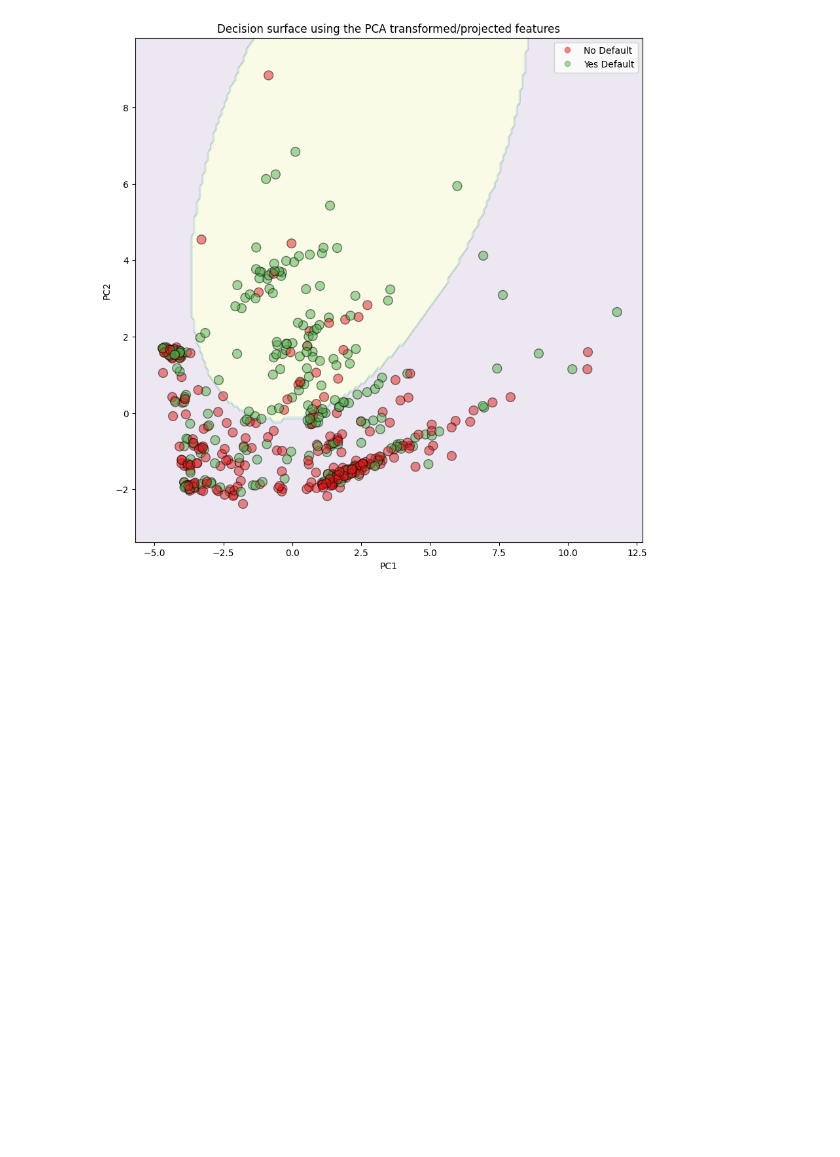
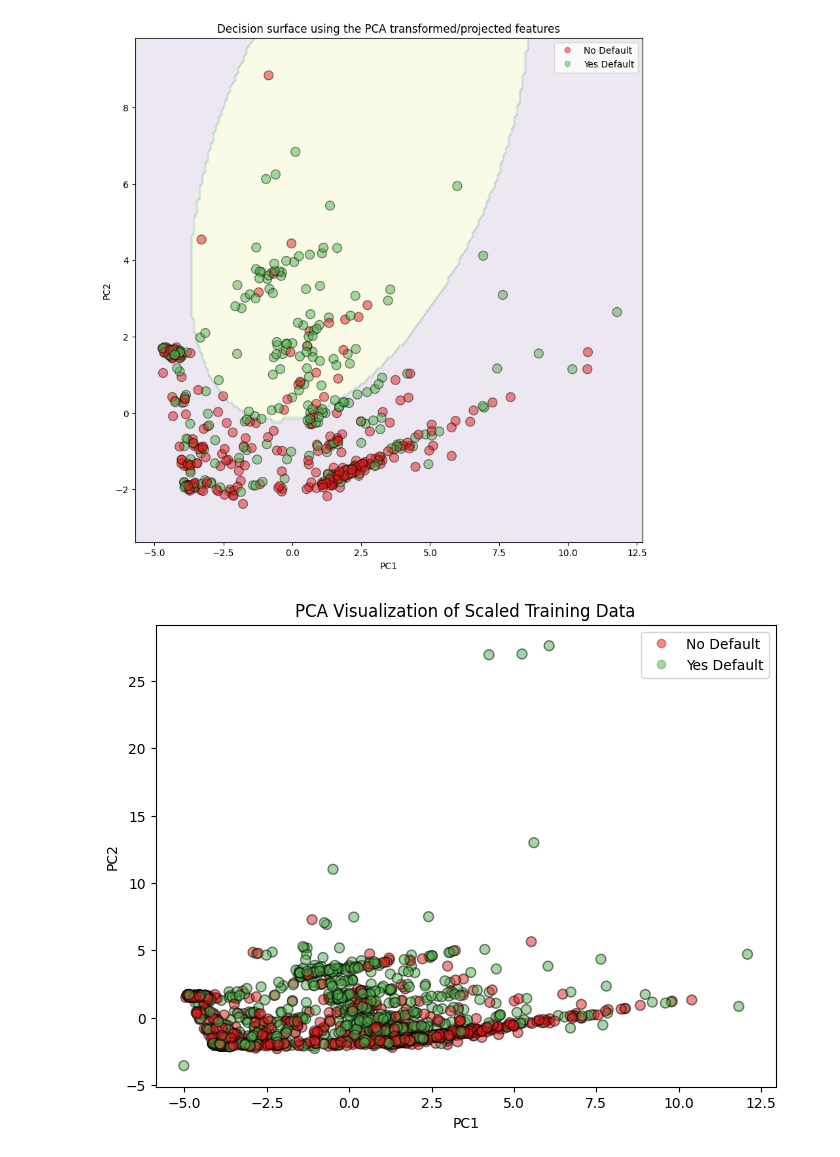
Before and after one commit to dvirhersh/python_ml, a Jupyter notebook: svm/svm_statquest.ipynb, the cells around one changed output. Saved outputs shown, nothing was run; the diff lists cells and outputs as text; code cells hidden in the pictures; blank space fills up the shorter version.

```diff
--- a/svm/svm_statquest.ipynb
+++ b/svm/svm_statquest.ipynb
@@ -377,3 +377,41 @@ ax.set_title('Decision surface using the PCA transformed/projected features')
 plt.show()
 # %% [output]
 [figure]
+# %%
+# 1. Instantiate PCA and fit_transform the scaled training data
+pca = PCA(n_components=2)
+X_train_pc = pca.fit_transform(X_train_scaled)
+
+# 2. Extract the x (PC1) and y (PC2) coordinates
+pc1_coords = X_train_pc[:, 0]
+pc2_coords = X_train_pc[:, 1]
+
+# 3. Set up the matplotlib plot
+fig, ax = plt.subplots(figsize=(8, 6))
+
+# 4. Draw the scatter plot using y_train for the colors
+cmap = colors.ListedColormap(['#e41a1c', '#4daf4a']) # Red for No Default, Green for Default
+scatter = ax.scatter(
+    pc1_coords,
+    pc2_coords,
+    c=y_train,
+    cmap=cmap,
+    s=50,
+    edgecolors='k',
+    alpha=0.5
+)
+
+# 5. Add a legend, labels, and title
+legend = ax.legend(
+    scatter.legend_elements()[0],
+    ["No Default", "Yes Default"],
+    loc="upper right"
+)
+
+ax.set_xlabel('PC1')
+ax.set_ylabel('PC2')
+ax.set_title('PCA Visualization of Scaled Training Data')
+
+plt.show()
+# %% [output]
+[figure, added]
```
